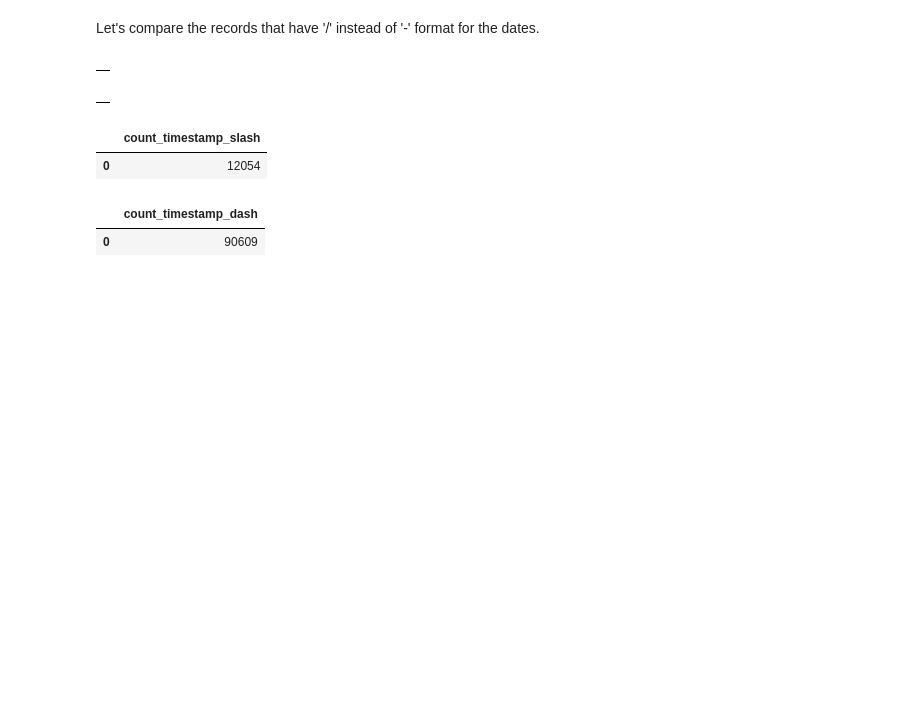
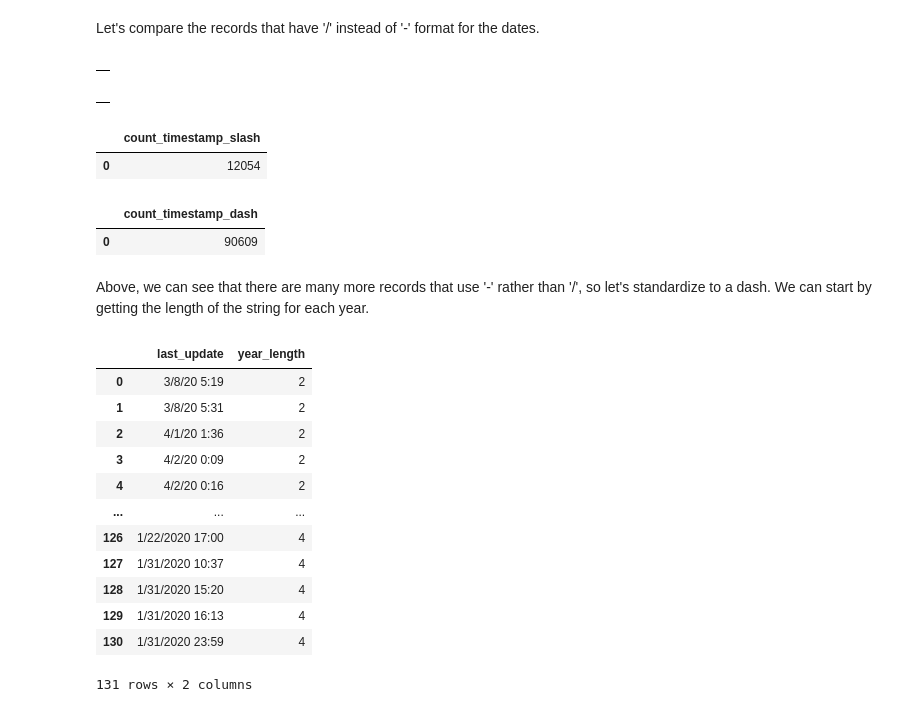
Before and after one commit to dmbrannon/COVID-19-pipeline, a Jupyter notebook: covid_19_modeling.ipynb, the cells around one changed output. Drawn from its saved outputs; the diff is of its cells as text; code cells hidden in the pictures; blank space fills up the shorter version.

```diff
--- a/covid_19_modeling.ipynb
+++ b/covid_19_modeling.ipynb
@@ -132,3 +131,25 @@ from covid_19_model.Event_SQL_3
 # %% [output]
 |  | count_timestamp_dash |
 | 0 | 90609 |
+# %% [markdown]
+Above, we can see that there are many more records that use '-' rather than '/', so let's standardize to a dash. We can start by getting the length of the string for each year.
+# %%
+%%bigquery
+select last_update, length(split(split(last_update, ' ')[offset(0)], '/')[offset(2)]) as year_length
+from
+(select distinct last_update
+from covid_19_model.Event_SQL_2)
+# %% [output]
+|  | last_update | year_length |
+| 0 | 3/8/20 5:19 | 2 |
+| 1 | 3/8/20 5:31 | 2 |
+| 2 | 4/1/20 1:36 | 2 |
+| 3 | 4/2/20 0:09 | 2 |
+| 4 | 4/2/20 0:16 | 2 |
+| ... | ... | ... |
+| 126 | 1/22/2020 17:00 | 4 |
+| 127 | 1/31/2020 10:37 | 4 |
+| 128 | 1/31/2020 15:20 | 4 |
+| 129 | 1/31/2020 16:13 | 4 |
+| 130 | 1/31/2020 23:59 | 4 |
+131 rows × 2 columns
```
Also changed, not shown: parts of 23 cells of this notebook.
